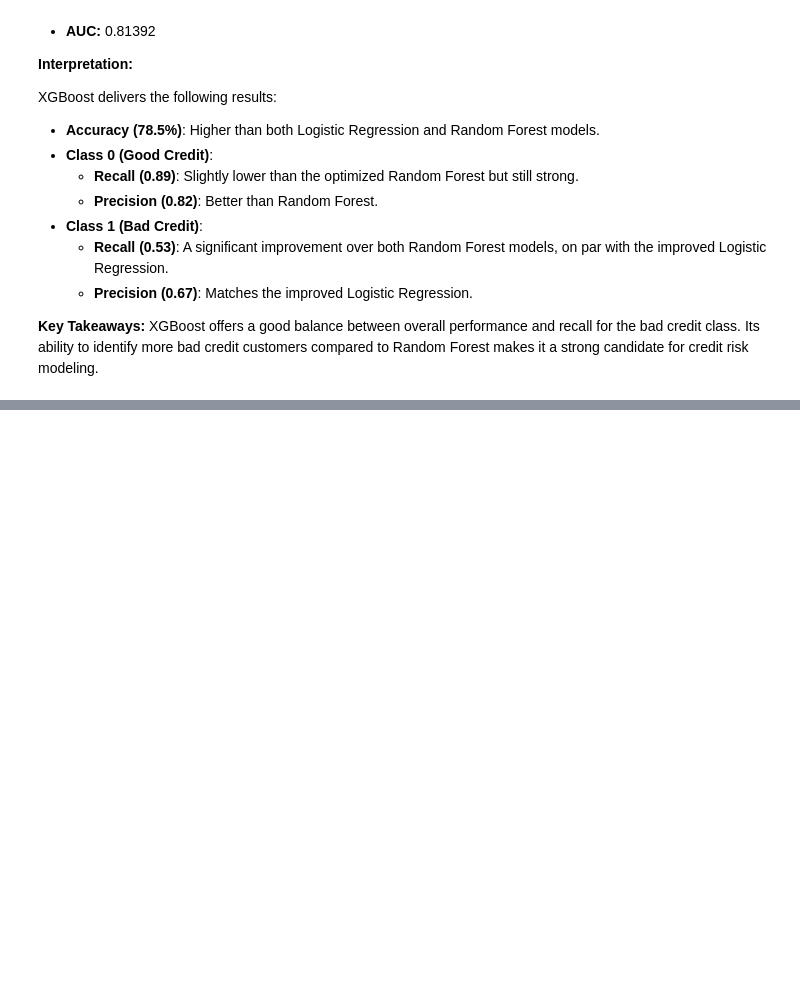
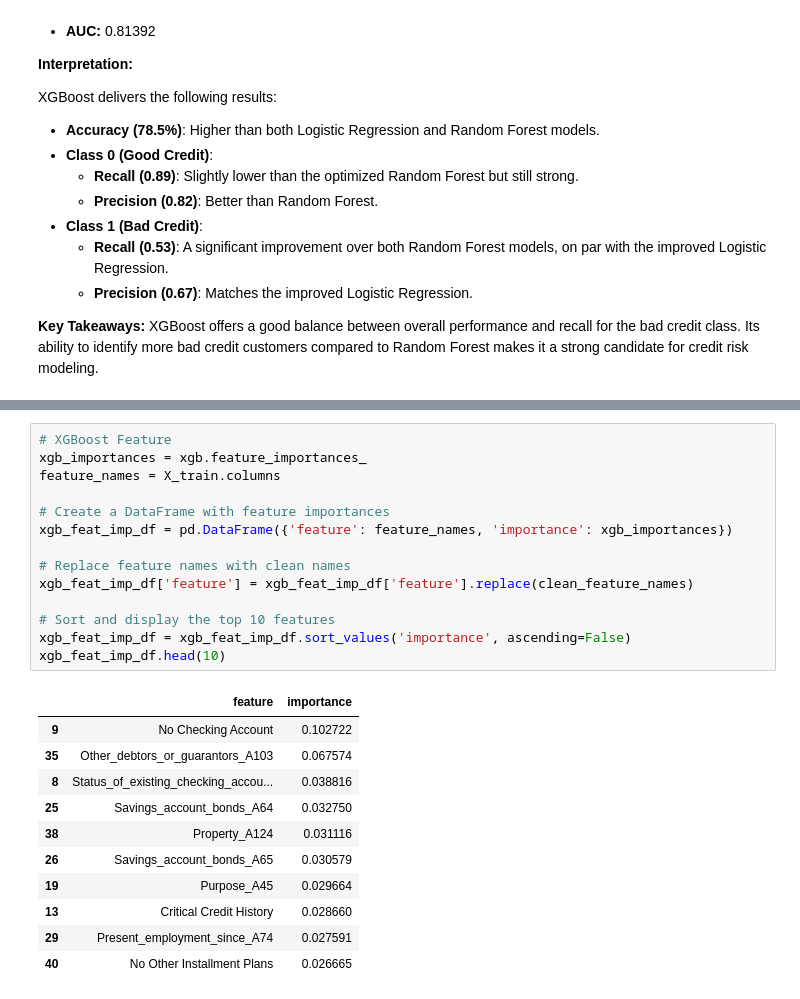
Before and after one commit to sebastian-gm/pd_predictive_modeling, a Jupyter notebook: notebooks/03_model_comparison_and_feature_importance.ipynb, the cells around one changed output, grey strips where cells are left out. Saved outputs shown, nothing was run; the diff lists cells and outputs as text; blank space fills up the shorter version.

```diff
--- a/notebooks/03_model_comparison_and_feature_importance.ipynb
+++ b/notebooks/03_model_comparison_and_feature_importance.ipynb
@@ -203,0 +313,26 @@ XGBoost offers a good balance between overall performance and recall for the bad
+# %%
+# XGBoost Feature
+xgb_importances = xgb.feature_importances_
+feature_names = X_train.columns
+
+# Create a DataFrame with feature importances
+xgb_feat_imp_df = pd.DataFrame({'feature': feature_names, 'importance': xgb_importances})
+
+# Replace feature names with clean names
+xgb_feat_imp_df['feature'] = xgb_feat_imp_df['feature'].replace(clean_feature_names)
+
+# Sort and display the top 10 features
+xgb_feat_imp_df = xgb_feat_imp_df.sort_values('importance', ascending=False)
+xgb_feat_imp_df.head(10)
+# %% [output]
+|  | feature | importance |
+| 9 | No Checking Account | 0.102722 |
+| 35 | Other_debtors_or_guarantors_A103 | 0.067574 |
+| 8 | Status_of_existing_checking_accou... | 0.038816 |
+| 25 | Savings_account_bonds_A64 | 0.032750 |
+| 38 | Property_A124 | 0.031116 |
+| 26 | Savings_account_bonds_A65 | 0.030579 |
+| 19 | Purpose_A45 | 0.029664 |
+| 13 | Critical Credit History | 0.028660 |
+| 29 | Present_employment_since_A74 | 0.027591 |
+| 40 | No Other Installment Plans | 0.026665 |
```
Also changed, not shown: parts of 10 cells of this notebook.
